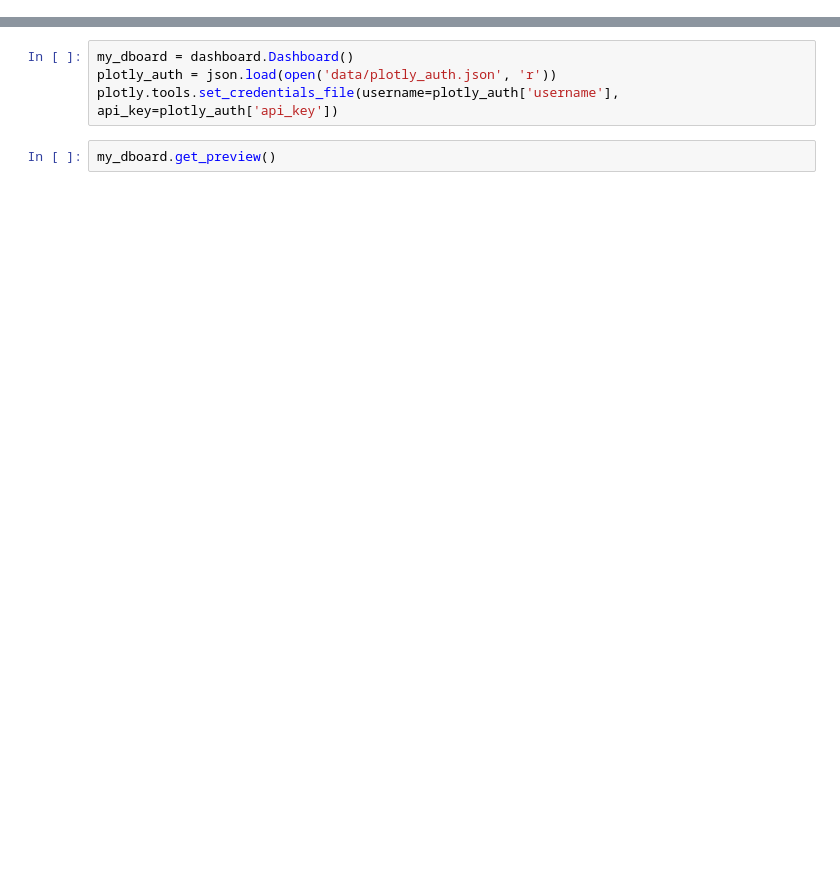
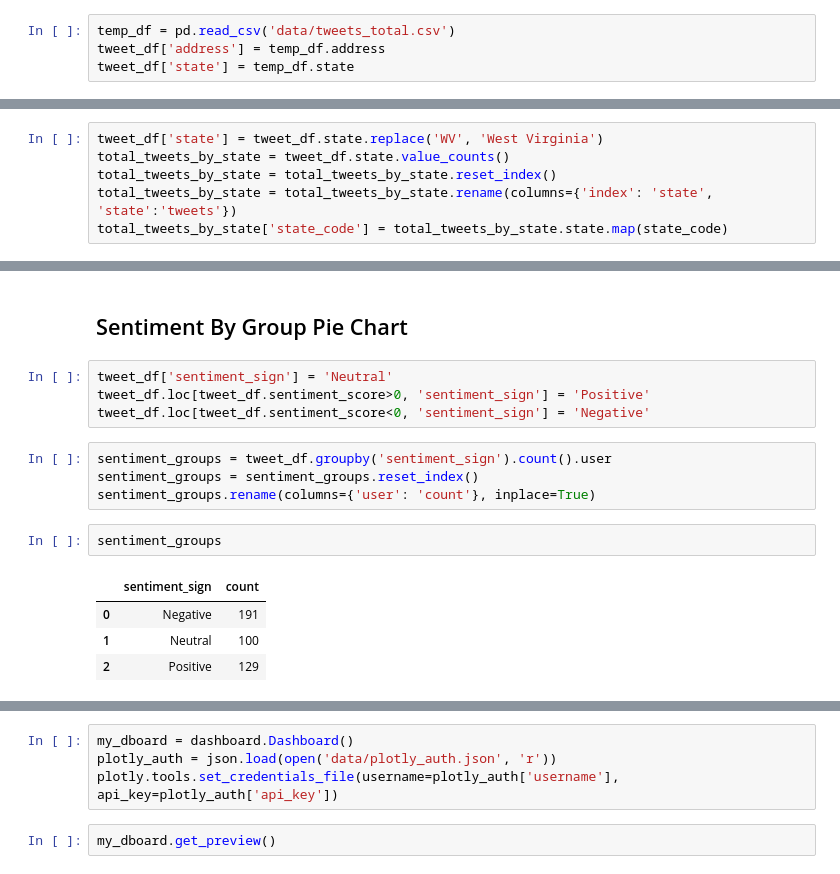
Before and after one commit to cfergusonlee/twitter_dashboard, a Jupyter notebook: index.ipynb, the cells around one changed output, grey strips where cells are left out. Cells and saved outputs as stored; diff of their text form; blank space fills up the shorter version.

```diff
--- a/index.ipynb
+++ b/index.ipynb
@@ -17,0 +158,4 @@ import json
+# %%
+temp_df = pd.read_csv('data/tweets_total.csv')
+tweet_df['address'] = temp_df.address
+tweet_df['state'] = temp_df.state
@@ -17,0 +202,6 @@ import json
+# %%
+tweet_df['state'] = tweet_df.state.replace('WV', 'West Virginia')
+total_tweets_by_state = tweet_df.state.value_counts()
+total_tweets_by_state = total_tweets_by_state.reset_index()
+total_tweets_by_state = total_tweets_by_state.rename(columns={'index': 'state', 'state':'tweets'})
+total_tweets_by_state['state_code'] = total_tweets_by_state.state.map(state_code)
@@ -17,0 +365,17 @@ import json
+# %% [markdown]
+## Sentiment By Group Pie Chart
+# %%
+tweet_df['sentiment_sign'] = 'Neutral'
+tweet_df.loc[tweet_df.sentiment_score>0, 'sentiment_sign'] = 'Positive'
+tweet_df.loc[tweet_df.sentiment_score<0, 'sentiment_sign'] = 'Negative'
+# %%
+sentiment_groups = tweet_df.groupby('sentiment_sign').count().user
+sentiment_groups = sentiment_groups.reset_index()
+sentiment_groups.rename(columns={'user': 'count'}, inplace=True)
+# %%
+sentiment_groups
+# %% [output]
+|  | sentiment_sign | count |
+| 0 | Negative | 191 |
+| 1 | Neutral | 100 |
+| 2 | Positive | 129 |
```
Also changed, not shown: parts of 51 cells of this notebook, 24 other files.
